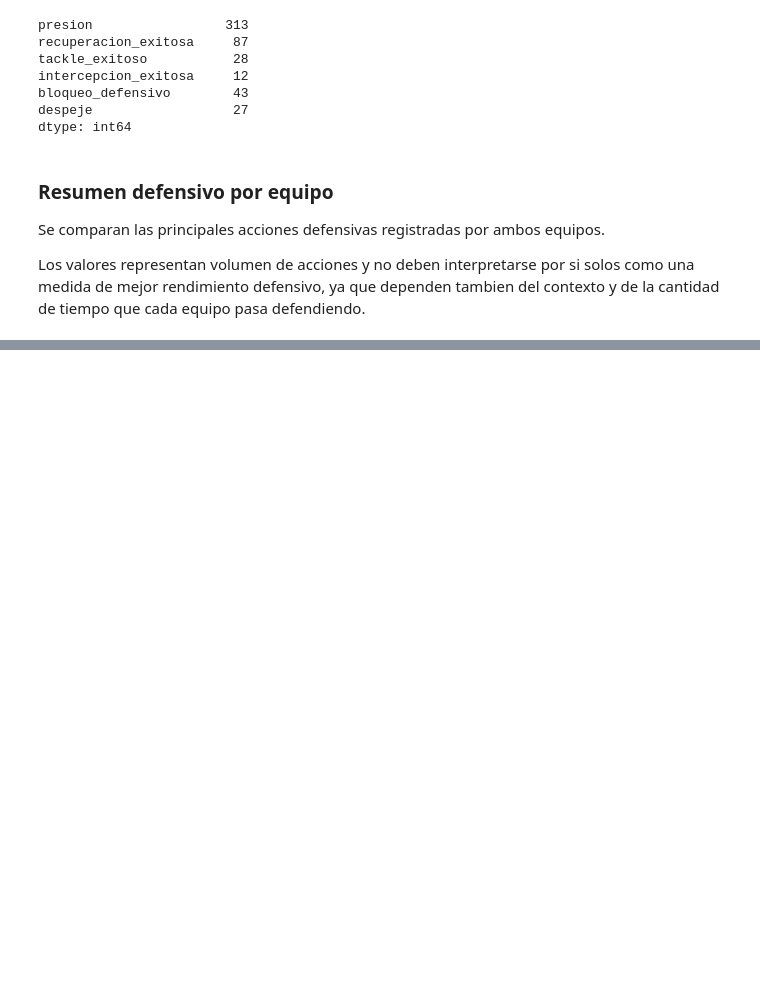
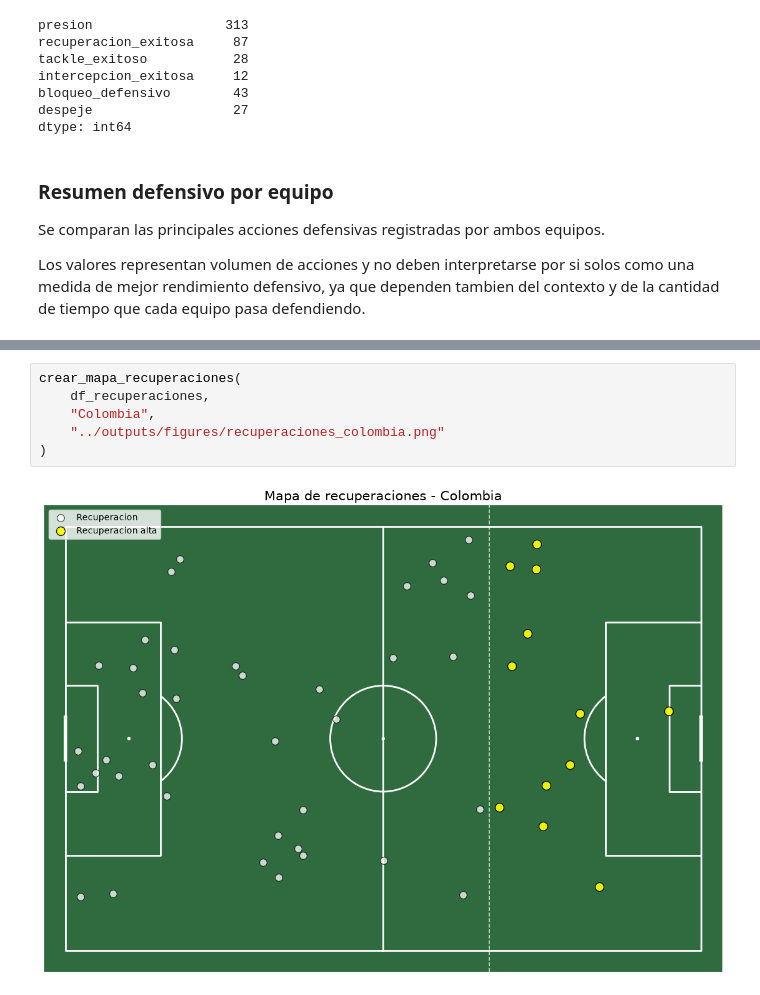
Before and after one commit to manupardo29/football-match-analysis, a Jupyter notebook: notebooks/01_primer_analisis.ipynb, the cells around one changed output, grey strips where cells are left out. Cells and saved outputs as stored; diff of their text form; blank space fills up the shorter version.

```diff
--- a/notebooks/01_primer_analisis.ipynb
+++ b/notebooks/01_primer_analisis.ipynb
@@ -1408,0 +1598,8 @@ resumen_defensa
+# %%
+crear_mapa_recuperaciones(
+    df_recuperaciones,
+    "Colombia",
+    "../outputs/figures/recuperaciones_colombia.png"
+)
+# %% [output]
+[figure, added]
```
Also changed, not shown: parts of 13 cells of this notebook.
